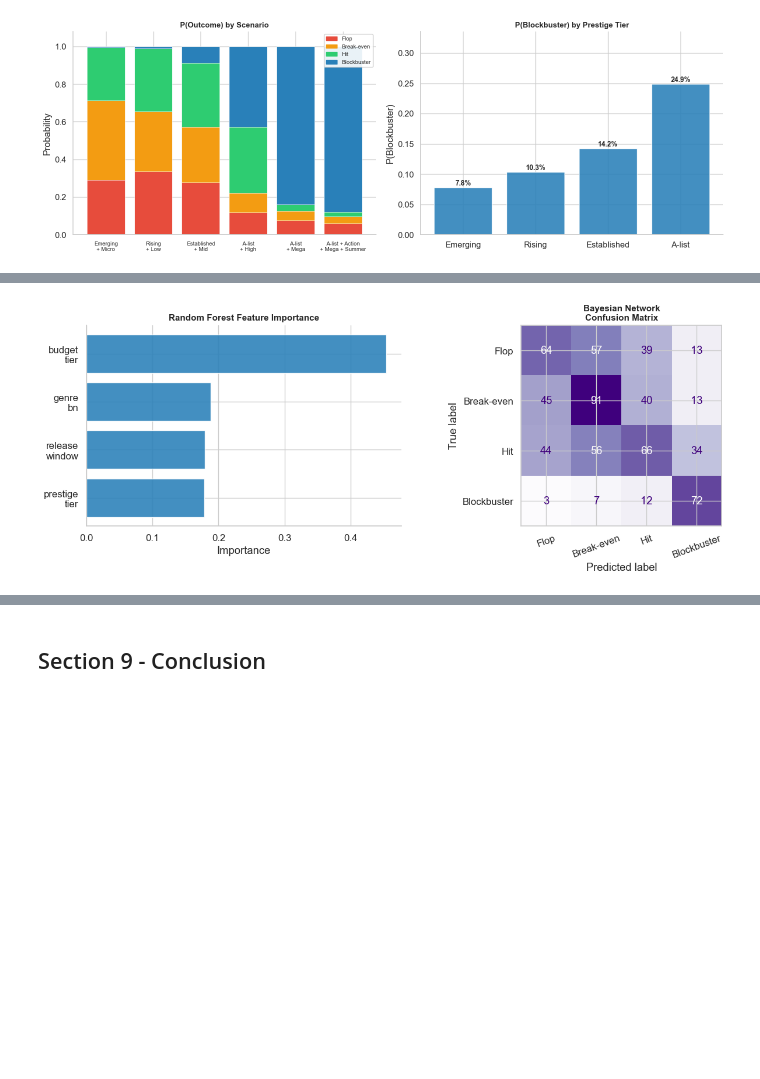
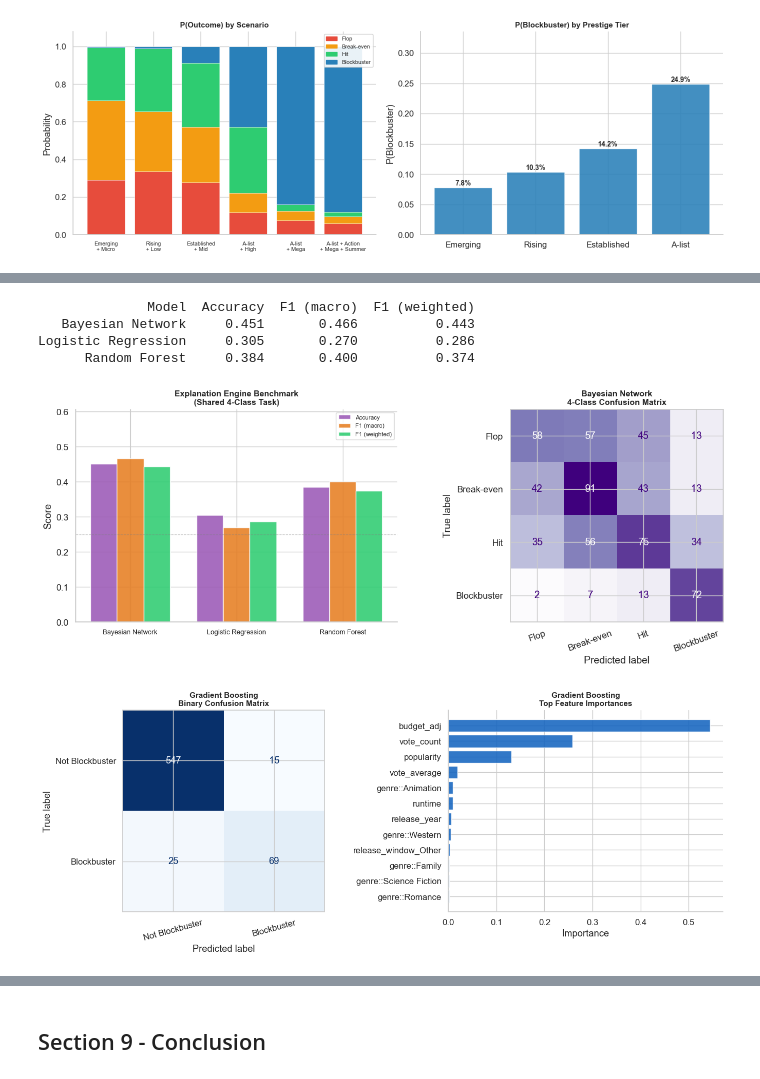
Before and after one commit to stefhooy/box-office-bayesian, a Jupyter notebook: blockbuster_formula_version_2.ipynb, the cells around one changed output, grey strips where cells are left out. Saved outputs shown, nothing was run; the diff lists cells and outputs as text; code cells hidden in the pictures; blank space fills up the shorter version.

Commit message:
Doing a two layer model now , since accuracy model is at 45% , its low

```diff
--- a/blockbuster_formula_version_2.ipynb
+++ b/blockbuster_formula_version_2.ipynb
@@ -1317,30 +1458,74 @@ Logistic Regression  0.304878    0.269596       0.286347
 # %%
-# RF feature importance
-from sklearn.metrics import ConfusionMatrixDisplay
+# Visual diagnostics for both layers
 
-feat_names = ['prestige_tier', 'genre_bn', 'release_window', 'budget_tier']
-importances = rf.feature_importances_
+def model_metrics(y_true, y_pred, name):
+    return {
+        'Model': name,
+        'Accuracy': accuracy_score(y_true, y_pred),
+        'F1 (macro)': f1_score(y_true, y_pred, average='macro', zero_division=0),
+        'F1 (weighted)': f1_score(y_true, y_pred, average='weighted', zero_division=0),
+    }
 
-fig, axes = plt.subplots(1, 2, figsize=(13, 5))
+explanation_results = pd.DataFrame([
+    model_metrics(y_test, y_pred_bn, 'Bayesian Network'),
+    model_metrics(y_test, y_pred_lr, 'Logistic Regression'),
+    model_metrics(y_test, y_pred_rf, 'Random Forest'),
+])
+print(explanation_results.to_string(index=False, float_format=lambda x: f'{x:.3f}'))
 
-# Feature importance (horizontal bar)
-idx = np.argsort(importances)
-axes[0].barh([feat_names[i].replace('_', '\n') for i in idx], importances[idx],
-             color='#2980b9', edgecolor='white', alpha=0.88)
-axes[0].set_title('Random Forest Feature Importance', fontsize=11, fontweight='bold')
-axes[0].set_xlabel('Importance')
+fig, axes = plt.subplots(1, 2, figsize=(14, 5.5))
+metric_cols = ['Accuracy', 'F1 (macro)', 'F1 (weighted)']
+x = np.arange(len(explanation_results))
+width = 0.25
+pal = ['#9b59b6', '#e67e22', '#2ecc71']
+
+for i, (col, color) in enumerate(zip(metric_cols, pal)):
+    axes[0].bar(x + (i - 1) * width, explanation_results[col], width,
+                label=col, color=color, alpha=0.88, edgecolor='white')
+axes[0].axhline(0.25, color='grey', linestyle='--', linewidth=0.8, alpha=0.6)
+axes[0].set_xticks(x)
+axes[0].set_xticklabels(explanation_results['Model'], fontsize=9)
+axes[0].set_ylim(0, min(explanation_results[metric_cols].max().max() * 1.3, 1.0))
+axes[0].set_title('Explanation Engine Benchmark' + chr(10) + '(Shared 4-Class Task)', fontsize=11, fontweight='bold')
+axes[0].set_ylabel('Score')
+axes[0].legend(fontsize=8)
 sns.despine(ax=axes[0])
 
-# BN confusion matrix
 cm_bn = confusion_matrix(y_test, y_pred_bn, labels=outcome_order)
 ConfusionMatrixDisplay(cm_bn, display_labels=outcome_order).plot(
     ax=axes[1], colorbar=False, cmap='Purples'
 )
-axes[1].set_title('Bayesian Network\nConfusion Matrix', fontsize=11, fontweight='bold')
+axes[1].set_title('Bayesian Network' + chr(10) + '4-Class Confusion Matrix', fontsize=11, fontweight='bold')
 axes[1].tick_params(axis='x', rotation=20)
+
+plt.tight_layout()
+plt.savefig(OUTPUTS_PATH / 'model_comparison.png', dpi=150, bbox_inches='tight')
+plt.show()
+
+fig, axes = plt.subplots(1, 2, figsize=(14, 5.5))
+cm_gb = confusion_matrix(y_test_pred, gb_pred)
+ConfusionMatrixDisplay(cm_gb, display_labels=['Not Blockbuster', 'Blockbuster']).plot(
+    ax=axes[0], colorbar=False, cmap='Blues'
+)
+axes[0].set_title('Gradient Boosting' + chr(10) + 'Binary Confusion Matrix', fontsize=11, fontweight='bold')
+axes[0].tick_params(axis='x', rotation=15)
+
+show_top = feature_importance.head(12).sort_values('importance')
+axes[1].barh(show_top['feature'].str.replace('cat__', '', regex=False)
+                           .str.replace('num__', '', regex=False)
+                           .str.replace('genres__', '', regex=False),
+             show_top['importance'], color='#1565c0', edgecolor='white', alpha=0.88)
+axes[1].set_title('Gradient Boosting' + chr(10) + 'Top Feature Importances', fontsize=11, fontweight='bold')
+axes[1].set_xlabel('Importance')
+sns.despine(ax=axes[1])
 
 plt.tight_layout()
 plt.savefig(OUTPUTS_PATH / 'feature_importance.png', dpi=150, bbox_inches='tight')
 plt.show()
 # %% [output]
+              Model  Accuracy  F1 (macro)  F1 (weighted)
+   Bayesian Network     0.451       0.466          0.443
+Logistic Regression     0.305       0.270          0.286
+      Random Forest     0.384       0.400          0.374
-[figure, old version]
+[figure, new version]
+[figure, added]
```
Also changed, not shown: parts of 21 cells of this notebook, 4 other files.
